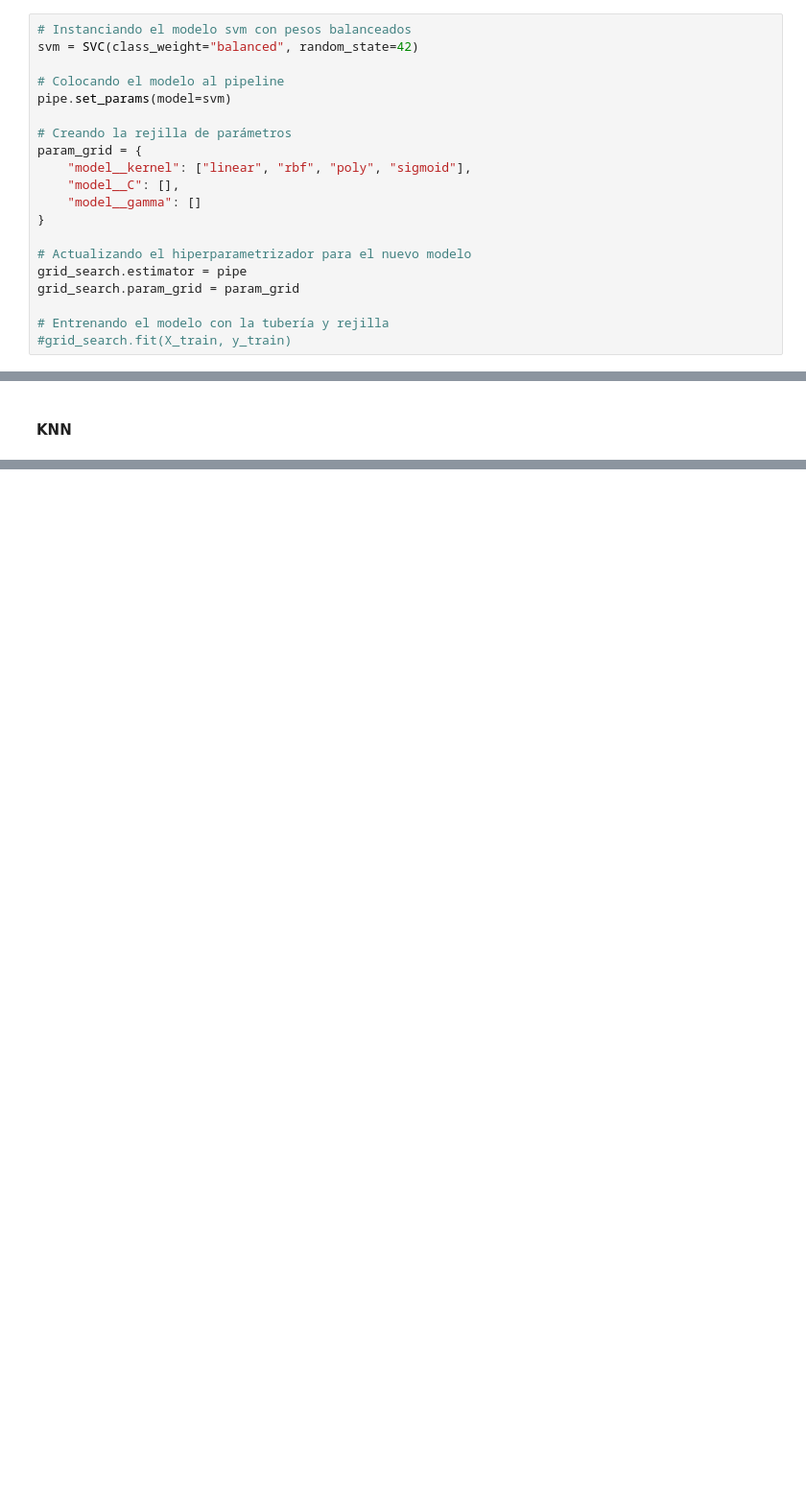
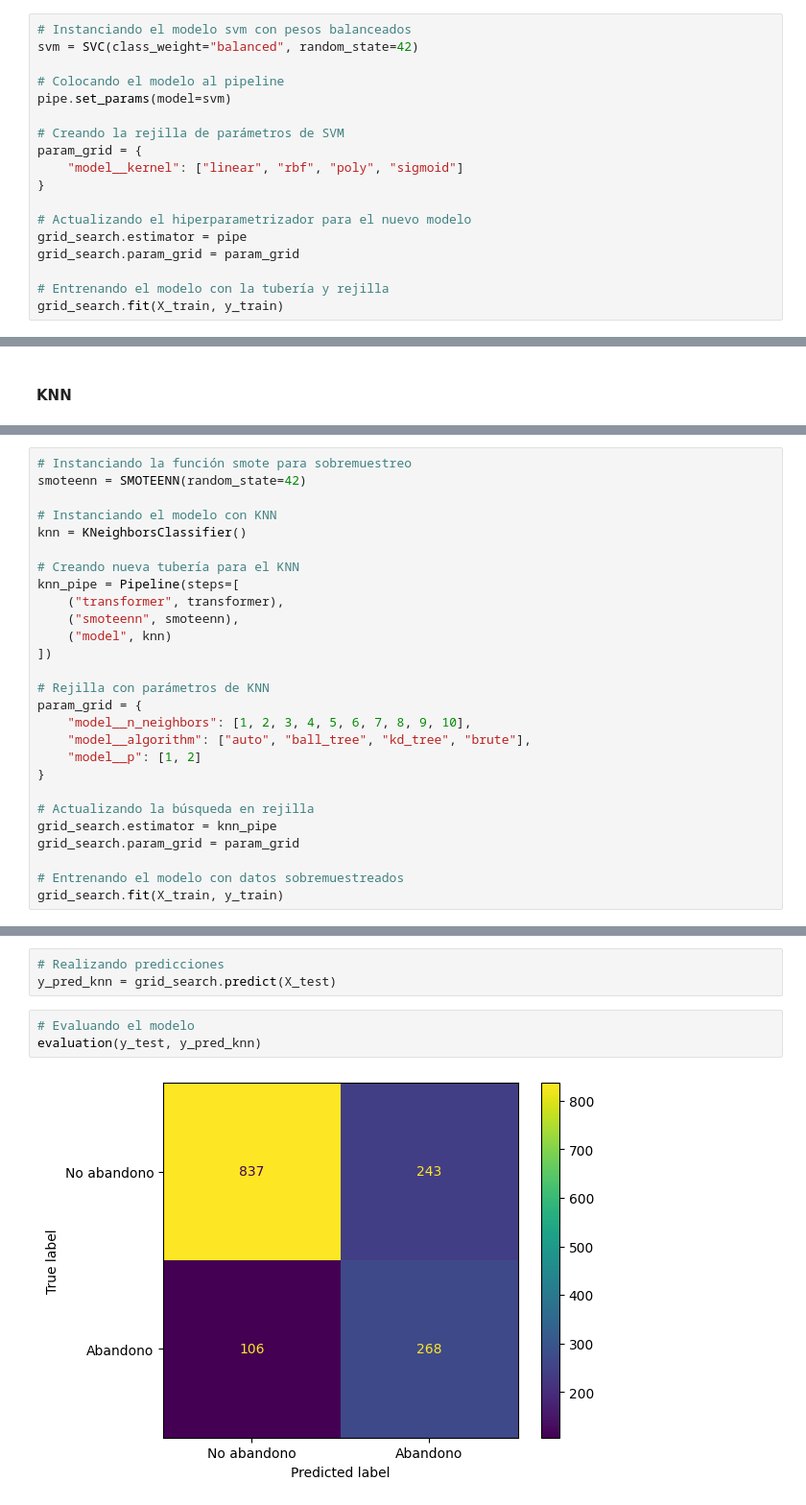
Before and after one commit to LeandroD-240/Oracle-Practices, a Jupyter notebook: TelecomX_2.ipynb, the cells around one changed output, grey strips where cells are left out. Shown at 96% size. Cells and saved outputs as stored; diff of their text form; blank space fills up the shorter version.

```diff
--- a/TelecomX_2.ipynb
+++ b/TelecomX_2.ipynb
@@ -340,11 +341,9 @@ svm = SVC(class_weight="balanced", random_state=42)
 # Colocando el modelo al pipeline
 pipe.set_params(model=svm)
 
-# Creando la rejilla de parámetros
+# Creando la rejilla de parámetros de SVM
 param_grid = {
-    "model__kernel": ["linear", "rbf", "poly", "sigmoid"],
-    "model__C": [],
-    "model__gamma": []
+    "model__kernel": ["linear", "rbf", "poly", "sigmoid"]
 }
 
 # Actualizando el hiperparametrizador para el nuevo modelo
@@ -352,4 +351,4 @@ grid_search.estimator = pipe
 grid_search.param_grid = param_grid
 
 # Entrenando el modelo con la tubería y rejilla
-#grid_search.fit(X_train, y_train)
+grid_search.fit(X_train, y_train)
@@ -372,0 +416,27 @@ evaluation(y_test, y_pred_svm)
+# %%
+# Instanciando la función smote para sobremuestreo
+smoteenn = SMOTEENN(random_state=42)
+
+# Instanciando el modelo con KNN
+knn = KNeighborsClassifier()
+
+# Creando nueva tubería para el KNN
+knn_pipe = Pipeline(steps=[
+    ("transformer", transformer),
+    ("smoteenn", smoteenn),
+    ("model", knn)
+])
+
+# Rejilla con parámetros de KNN
+param_grid = {
+    "model__n_neighbors": [1, 2, 3, 4, 5, 6, 7, 8, 9, 10],
+    "model__algorithm": ["auto", "ball_tree", "kd_tree", "brute"],
+    "model__p": [1, 2]
+}
+
+# Actualizando la búsqueda en rejilla
+grid_search.estimator = knn_pipe
+grid_search.param_grid = param_grid
+
+# Entrenando el modelo con datos sobremuestreados
+grid_search.fit(X_train, y_train)
@@ -372,0 +488,8 @@ evaluation(y_test, y_pred_svm)
+# %%
+# Realizando predicciones
+y_pred_knn = grid_search.predict(X_test)
+# %%
+# Evaluando el modelo
+evaluation(y_test, y_pred_knn)
+# %% [output]
+[figure, added]
```
Also changed, not shown: parts of 13 cells of this notebook, 1 other file.
